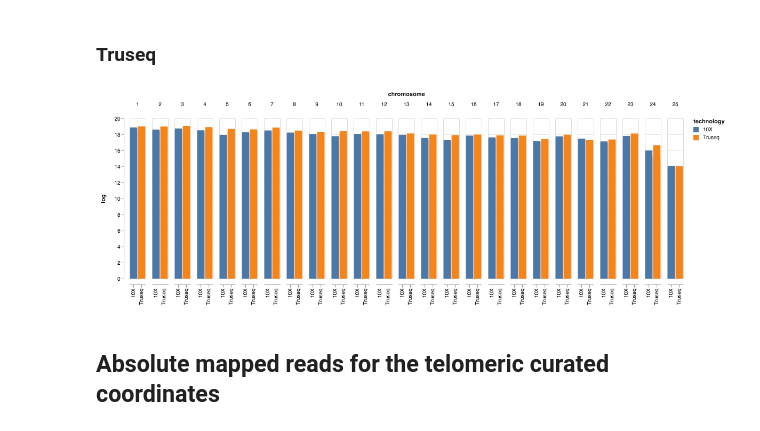
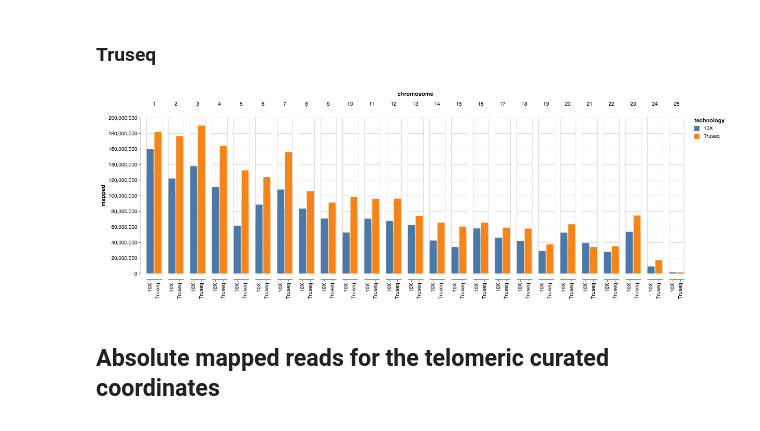
Before and after one commit to umccr/10x, a Jupyter notebook: telomeres/notebooks/counts.ipynb, the cells around one changed output. Cells and saved outputs as stored; diff of their text form; code cells hidden in the pictures.

```diff
--- a/telomeres/notebooks/counts.ipynb
+++ b/telomeres/notebooks/counts.ipynb
@@ -155,35 +160,35 @@ baseline_dataset['chromosome'] = baseline_dataset['chromosome'].str.replace(r"ch
 
 sample_chart = alt.Chart(baseline_dataset).mark_bar().encode(
         alt.X('sample:N', scale=alt.Scale(rangeStep=15), axis=alt.Axis(title='')),
         alt.Y('mapped:Q', axis=alt.Axis(title='Mapped reads')),
         color = alt.Color('sample:N'), #scale=alt.Scale(range["#EA98D2", "#659CCA", "#EA98D2", "#EA98D2", "#EA98D2"])),
         column = 'chromosome:N'
 )
 
 tech_chart = alt.Chart(baseline_dataset).mark_bar().encode(
         alt.X('technology:N', scale=alt.Scale(rangeStep=15), axis=alt.Axis(title='')),
         alt.Y('mapped:Q', axis=alt.Axis(title='Mapped reads')),
         color = alt.Color('technology:N'), #scale=alt.Scale(range["#EA98D2", "#659CCA", "#EA98D2", "#EA98D2", "#EA98D2"])),
         column = 'chromosome:N'
 )
 
 
 logplot = alt.Chart(baseline_dataset).mark_bar().encode(
         alt.X('technology:N', scale=alt.Scale(rangeStep=15), axis=alt.Axis(title='')),
-        y = 'log:Q',
+        y = 'mapped:Q',
         color = alt.Color('technology:N'), #scale=alt.Scale(range["#EA98D2", "#659CCA", "#EA98D2", "#EA98D2", "#EA98D2"])),
         #column = 'chromosome:N'
         column = alt.Column('chromosome:Q')
 )
 
 
 #sample_chart | tech_chart | logplot
 #sample_chart & tech_chart | logplot
 #sample_chart
 #logplot.properties(width=200, height=200)
 logplot
 # %% [output]
-[figure, old version]
+[figure, new version]
 # %% [markdown]
 ## Absolute mapped reads for the telomeric curated coordinates
 # %%
```
Also changed, not shown: parts of 4 cells of this notebook.
